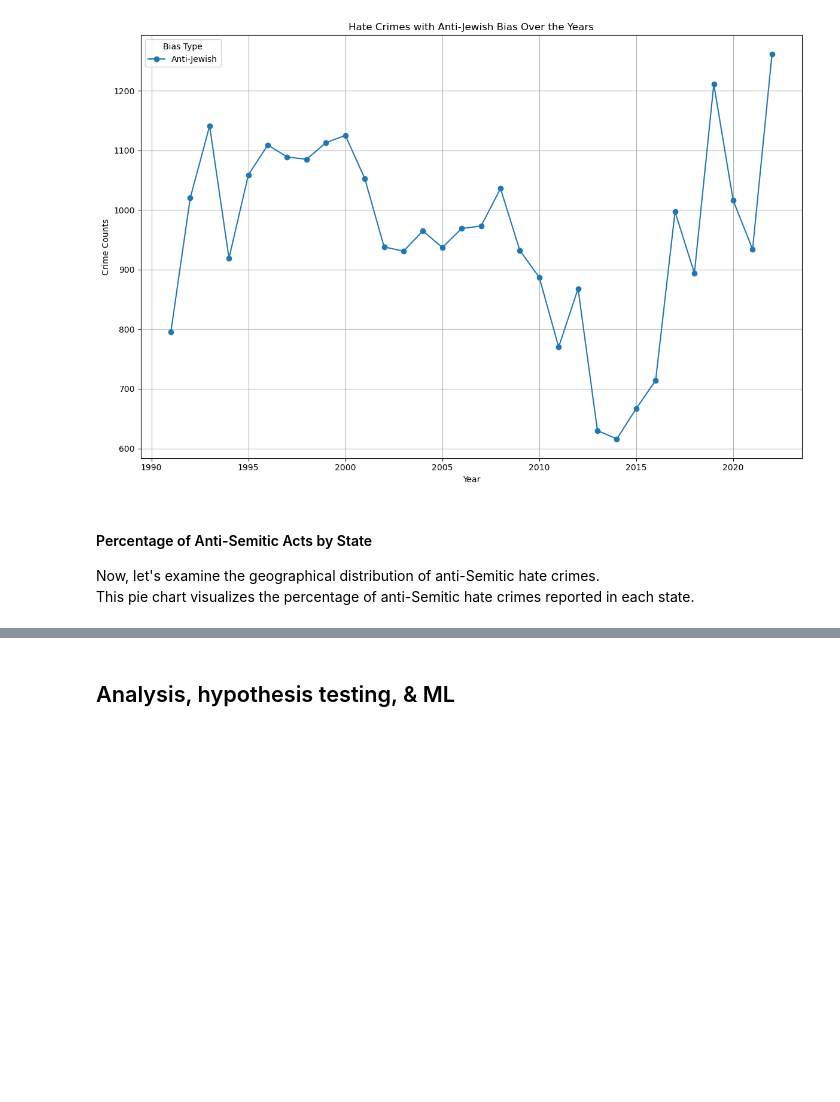
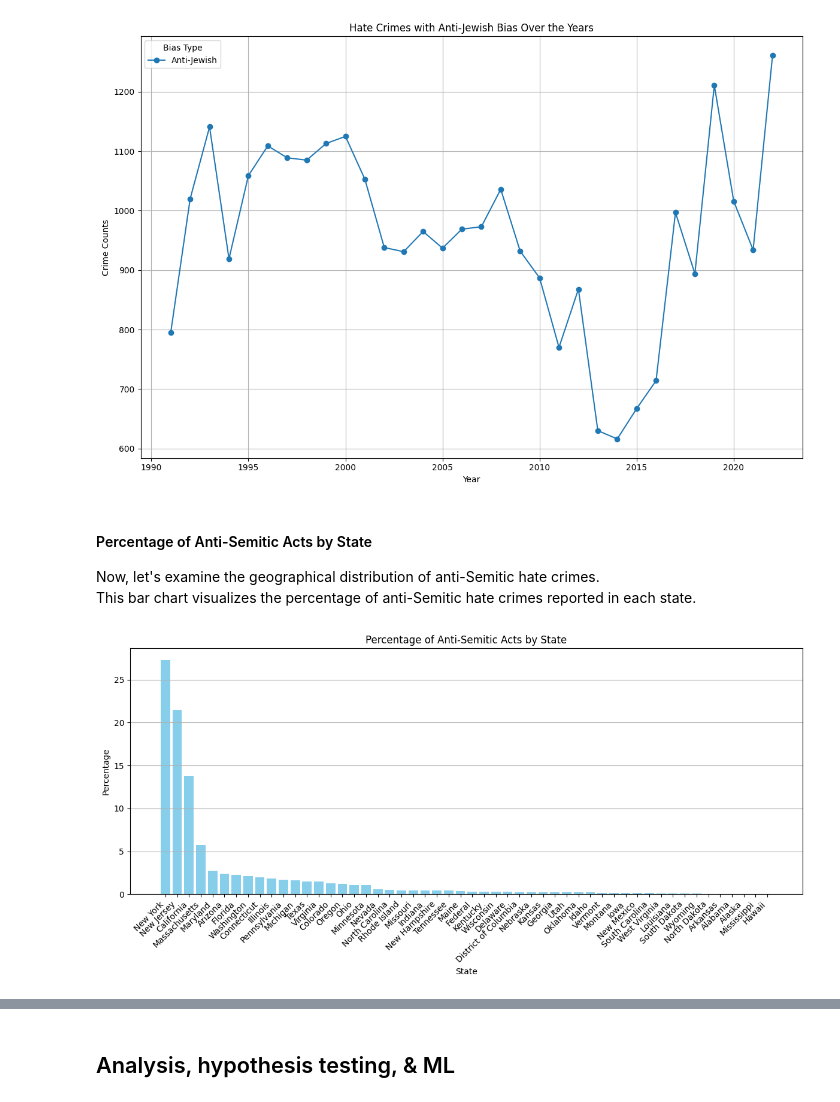
Before and after one commit to e-sider/cmsc320-final, a Jupyter notebook: newer_final_tutorial.ipynb, the cells around one changed output, grey strips where cells are left out. Drawn from its saved outputs; the diff is of its cells as text; code cells hidden in the pictures; blank space fills up the shorter version.

```diff
--- a/newer_final_tutorial.ipynb
+++ b/newer_final_tutorial.ipynb
@@ -262,4 +243,25 @@ plt.show()
 # %% [markdown]
 #### Percentage of Anti-Semitic Acts by State
 Now, let's examine the geographical distribution of anti-Semitic hate crimes.
-This pie chart visualizes the percentage of anti-Semitic hate crimes reported in each state.
+This bar chart visualizes the percentage of anti-Semitic hate crimes reported in each state.
+# %%
+# Calculate the percentage of anti-Semitic acts by state
+percentage_per_state = (anti_jewish_data['state_name'].value_counts() / len(anti_jewish_data)) * 100
+
+
+# Plotting
+plt.figure(figsize=(12, 6))
+plt.bar(percentage_per_state.index, percentage_per_state, color='skyblue')
+
+# Adding labels and title
+plt.title('Percentage of Anti-Semitic Acts by State')
+plt.xlabel('State')
+plt.ylabel('Percentage')
+plt.xticks(rotation=45, ha='right')  # Rotate x-axis labels for better readability
+plt.grid(axis='y')  # Add gridlines along the y-axis
+plt.tight_layout()
+
+# Show plot
+plt.show()
+# %% [output]
+[figure, added]
```
Also changed, not shown: parts of 22 cells of this notebook.
